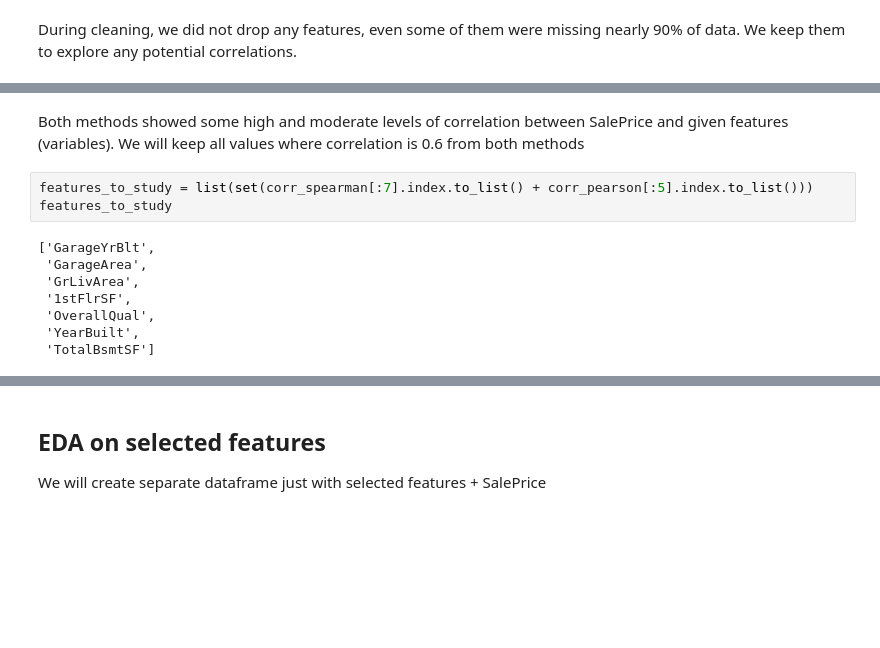
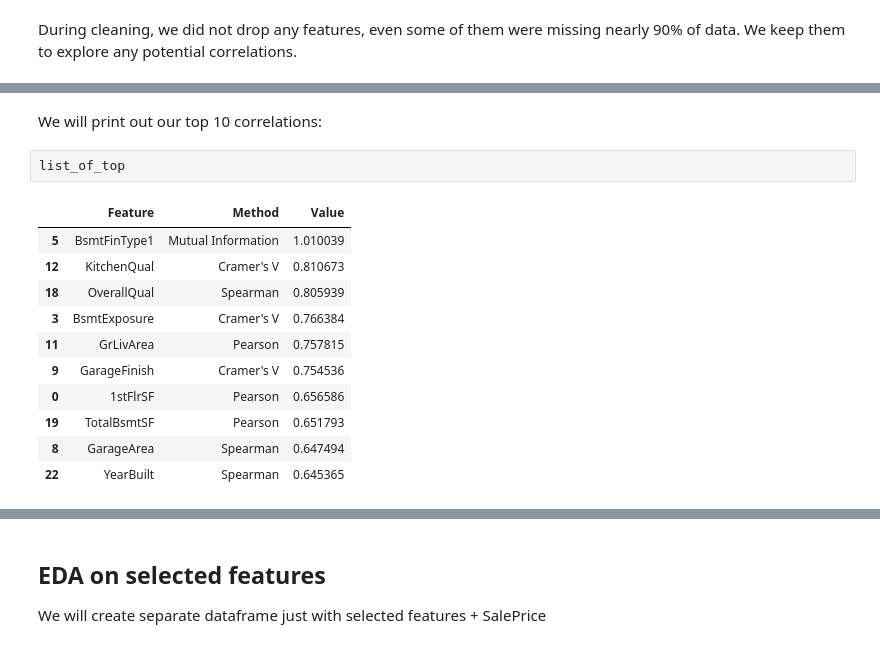
Before and after one commit to Tomosius/heritage_houses_p5, a Jupyter notebook: jupyter_notebooks/03_Data_Cleaning.ipynb, the cells around one changed output, grey strips where cells are left out. Cells and saved outputs as stored; diff of their text form; blank space fills up the shorter version.

```diff
--- a/jupyter_notebooks/03_Data_Cleaning.ipynb
+++ b/jupyter_notebooks/03_Data_Cleaning.ipynb
@@ -294,16 +500,18 @@ Name: SalePrice, dtype: float64
 # %% [markdown]
-Both methods showed some high and moderate levels of correlation between SalePrice and given features (variables).
-We will keep all values where correlation is 0.6 from both methods
+We will print out our top 10 correlations:
-# %%
-features_to_study = list(set(corr_spearman[:7].index.to_list() + corr_pearson[:5].index.to_list()))
-features_to_study
-# %% [output]
-['GarageYrBlt',
- 'GarageArea',
- 'GrLivArea',
- '1stFlrSF',
- 'OverallQual',
- 'YearBuilt',
- 'TotalBsmtSF']
+# %%
+list_of_top
+# %% [output]
+|  | Feature | Method | Value |
+| 5 | BsmtFinType1 | Mutual Information | 1.010039 |
+| 12 | KitchenQual | Cramer's V | 0.810673 |
+| 18 | OverallQual | Spearman | 0.805939 |
+| 3 | BsmtExposure | Cramer's V | 0.766384 |
+| 11 | GrLivArea | Pearson | 0.757815 |
+| 9 | GarageFinish | Cramer's V | 0.754536 |
+| 0 | 1stFlrSF | Pearson | 0.656586 |
+| 19 | TotalBsmtSF | Pearson | 0.651793 |
+| 8 | GarageArea | Spearman | 0.647494 |
+| 22 | YearBuilt | Spearman | 0.645365 |
 # %% [markdown]
 We have a list of features we will be investigating:
```
Also changed, not shown: parts of 31 cells of this notebook, 25 other files.
